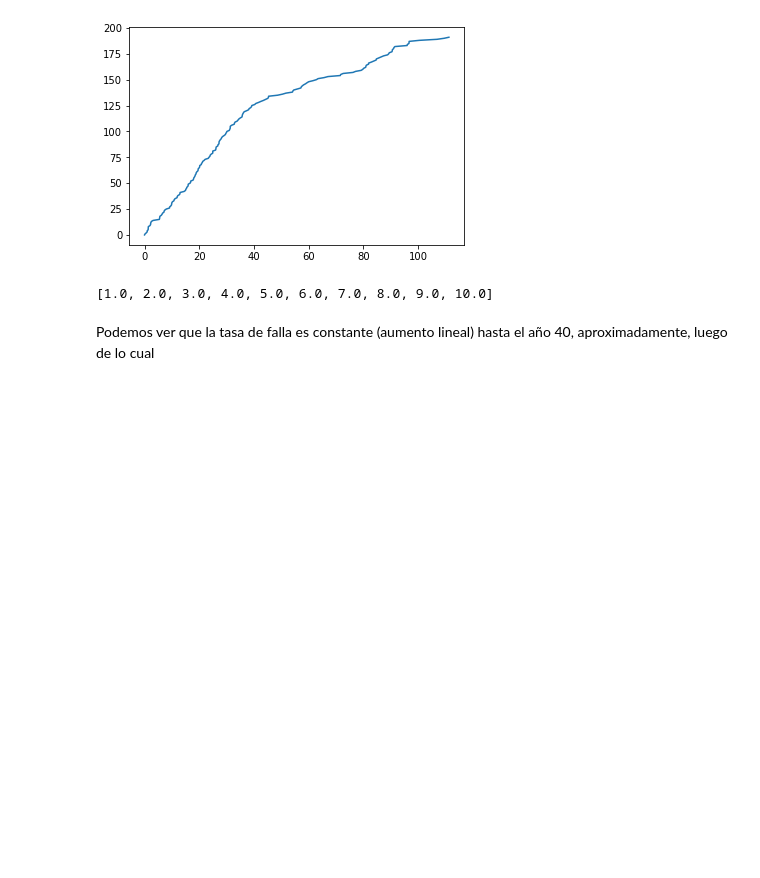
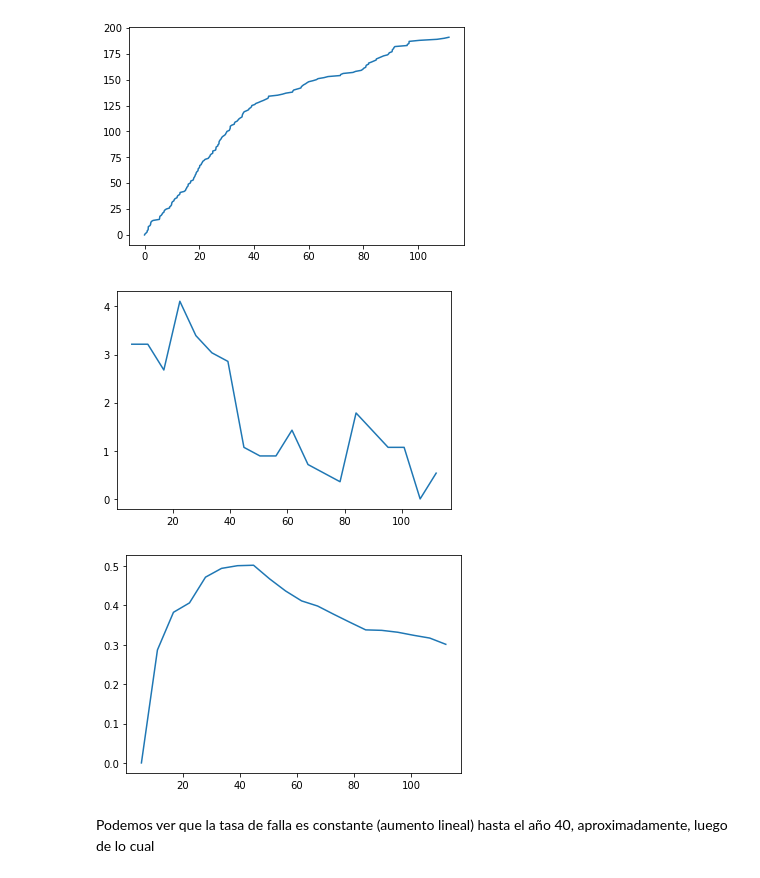
Before and after one commit to msanchezr99/Talleres_estocasticos1, a Jupyter notebook: Taller_recuper.ipynb, the cells around one changed output. Saved outputs shown, nothing was run; the diff lists cells and outputs as text; code cells hidden in the pictures; blank space fills up the shorter version.

```diff
--- a/Taller_recuper.ipynb
+++ b/Taller_recuper.ipynb
@@ -33,39 +37,55 @@ En cada uno de estos subintervalos tendremos un conteo de $n_i$ eventos, donde l
 # %%
 datos=np.loadtxt('carbon.txt')
 datos=datos[:,1]
 
 #Los datos van a funcionar como los tiempos (eje x) y el rango funciona como contador
 data=np.concatenate(([0],datos-1851))
 
 datos_frec_acum =np.vstack((data,range(len(data)))) #Primera fila:datos, segunda fila: contador N(t)
 plt.plot(datos_frec_acum[0,:],datos_frec_acum[1,:])
 plt.show()
 
 
 ###Aproximación naive:
-a,b=m.floor(data[0]),m.ceil(data[-1]) #Los datos son ordenados
-k=112#112#Número de particiones
-delta=(b-a)/k
-vect_lim_sup=[a+i*delta for i in range(1,k+1)]#vector con límites superiores de los subintervalos
-vect_tasas=np.zeros(k)
-for i in range(len(vect_lim_sup)):
-    vect_tasas[i]=sum()
-frecuencia_i=0
-i=0
-while i<=len(data)
+def naive_est(data_tiempos,k):
+    """Recibe:
+    data_teimpos: un vector de datos con tiempos (asumo datos ordenados)
+    k: número de subintervalos"""
+    #data=np.sort(data)
+    a,b=m.floor(data_tiempos[0]),m.ceil(data_tiempos[-1]) #Los datos son ordenados. b es un poco mayor al máximo de los valores
+    delta=(b-a)/k
+    vect_lim_sup=[a+i*delta for i in range(1,k+1)]#vector con límites superiores de los subintervalos
+    vect_frec=np.zeros(k)
+    vect_cumulative=np.zeros(k)
+    contador=0
+    #cumulative=0
+    for i in range(len(data_tiempos)):
+        while data_tiempos[i]>vect_lim_sup[contador]:
+            contador+=1
+            #vect_feccumulative
+        vect_frec[contador]=vect_frec[contador]+1
+    vect_tasas=vect_frec/delta
 
-print(vect_lim_sup)
-#Haciendo una partición en k subintervalos
-#Hallo n_i y el ancho h del intervalo. Estimo lambda_i=n_i/h
+    vect_cumulative=[sum(vect_tasas[:i])/vect_lim_sup[i] for i in range(k)]#[sum(vect_tasas[:i]) for i in range(k) ]
+    #print(vect_cumulative)
+    return vect_lim_sup,vect_frec,vect_cumulative,vect_tasas
+    #Haciendo una partición en k subintervalos
+    #Hallo n_i y el ancho h del intervalo. Estimo lambda_i=n_i/h
 
+limites_super,frecuencias,acumulados,tasas=naive_est(data,20)
 
+plt.plot(limites_super,tasas)
+plt.show()
+plt.plot(limites_super,acumulados)
+plt.show()
 # plt.plot(datos,range(len(datos))) #Con tiempos originales
 # plt.show()
 # plt.hist(data,60)
 # plt.show()
 # %% [output]
 [figure]
-[1.0, 2.0, 3.0, 4.0, 5.0, 6.0, 7.0, 8.0, 9.0, 10.0]
+[figure, added]
+[figure, added]
 # %% [markdown]
 Podemos ver que la tasa de falla es constante (aumento lineal) hasta el año 40, aproximadamente, luego de lo cual
 # %% [markdown]
```
Also changed, not shown: parts of 1 cell of this notebook, 1 other file.
